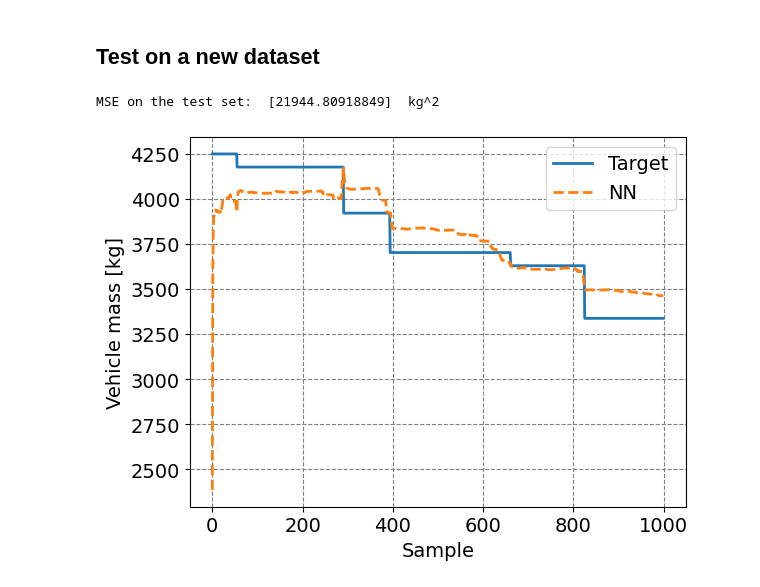
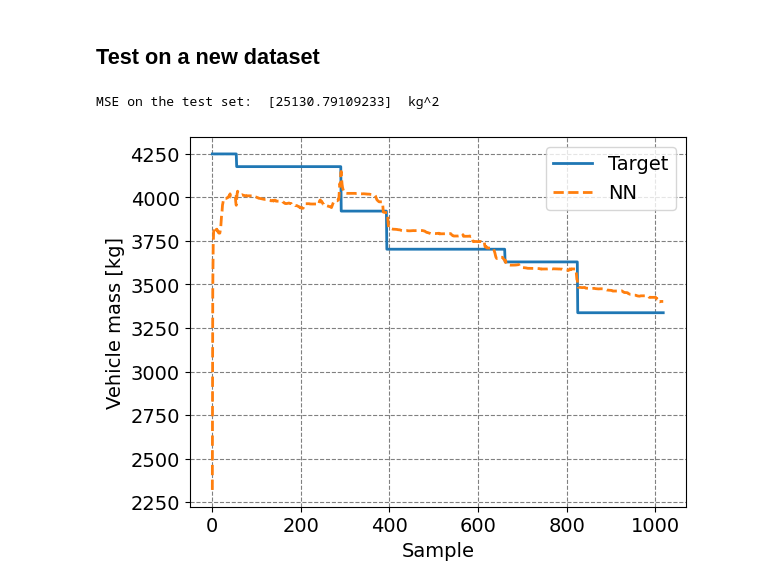
Before and after one commit to tonegas/neu4mes, a Jupyter notebook: tutorials/estimate_vehicle_mass_simple.ipynb, the cells around one changed output. Cells and saved outputs as stored; diff of their text form; code cells hidden in the pictures.

```diff
--- a/tutorials/estimate_vehicle_mass_simple.ipynb
+++ b/tutorials/estimate_vehicle_mass_simple.ipynb
@@ -436,8 +436,8 @@ Shape of m_target:            (1109, 1, 1)
 # %% [markdown]
 ### Train the NN in closed-loop
 # %%
-num_epochs = 10
-batch_size = 50
+num_epochs = 1
+batch_size = 20
 learn_rate = 1e-3  # learning rate
 early_stop_patience = 100
 training_pars = {'num_of_epochs':num_epochs,
@@ -445,7 +445,7 @@ training_pars = {'num_of_epochs':num_epochs,
                  'train_batch_size':batch_size,
                  'lr':learn_rate}
 predict_samples = 1000  # number of samples after which the internal state is reset
-steps_skip = predict_samples #1  # number of samples to skip when going to a new window. The default is 1, meaning the size of a batch. If steps_skip = predict_samples, then the whole window size is skipped
+steps_skip = predict_samples  # number of samples to skip when going to a new window. The default is 1, meaning the size of a batch. If steps_skip = predict_samples, then the whole window size is skipped
 
 flag_train_now = 1
 if flag_train_now:
@@ -505,39 +505,39 @@ Model saved in:               /Users/mattiapiccinini/Documents/Research/Neu4Mes/
 ## Test on a new dataset
 # %%
 # Test on a new dataset
-num_samples_use  = predict_samples
+num_samples_use  = 1109 - 89 - 1 #predict_samples
 samples_test_set = mass_estimator.getSamples('validation_set', index=0, window=num_samples_use)
 mass_estimator.resetStates()  # reset the internal state
 out_nn_test_set         = mass_estimator(samples_test_set, sampled=True,
                                          prediction_samples=num_samples_use)
 out_nn_test_set_extract = np.asarray(out_nn_test_set['m_out'])
 
 # Extract the samples
 samples_test_set_extract = np.zeros((len(samples_test_set['m_target']),1))
 for i in range(0,len(samples_test_set_extract)):
   samples_test_set_extract[i] = samples_test_set['m_target'][i]
 
 # Compute the MSE on the test set
 mse_calc = 0
 for i in range(0,len(samples_test_set_extract)):
   mse_calc = mse_calc + (samples_test_set_extract[i] - out_nn_test_set_extract[i])**2
 mse_calc = mse_calc/len(samples_test_set_extract)
 print('MSE on the test set: ', mse_calc, ' kg^2')
 
 flag_plot_results = True
 if flag_plot_results:
   # plot the results
   plt.figure()
   plt.plot(samples_test_set_extract,label='Target',linewidth=2)
   plt.plot(out_nn_test_set_extract,label='NN',linestyle='--',linewidth=2)
   plt.xlabel('Sample')
   plt.ylabel('Vehicle mass [kg]')
   plt.legend()
   plt.grid()
   plt.show()
 
 # Test with custom data
 #mass_estimator({'curv':[0.1,0.2,0.3,0.4,0.5,0.6,0.7,0.8,0.9,1.0],'steer':[0.1,0.2,0.3,0.4,0.5,0.6,0.7,0.8,0.9,1.0]})
 # %% [output]
-MSE on the test set:  [21944.80918849]  kg^2
+MSE on the test set:  [25130.79109233]  kg^2
-[figure, old version]
+[figure, new version]
```
Also changed, not shown: parts of 2 cells of this notebook, 6 other files.
